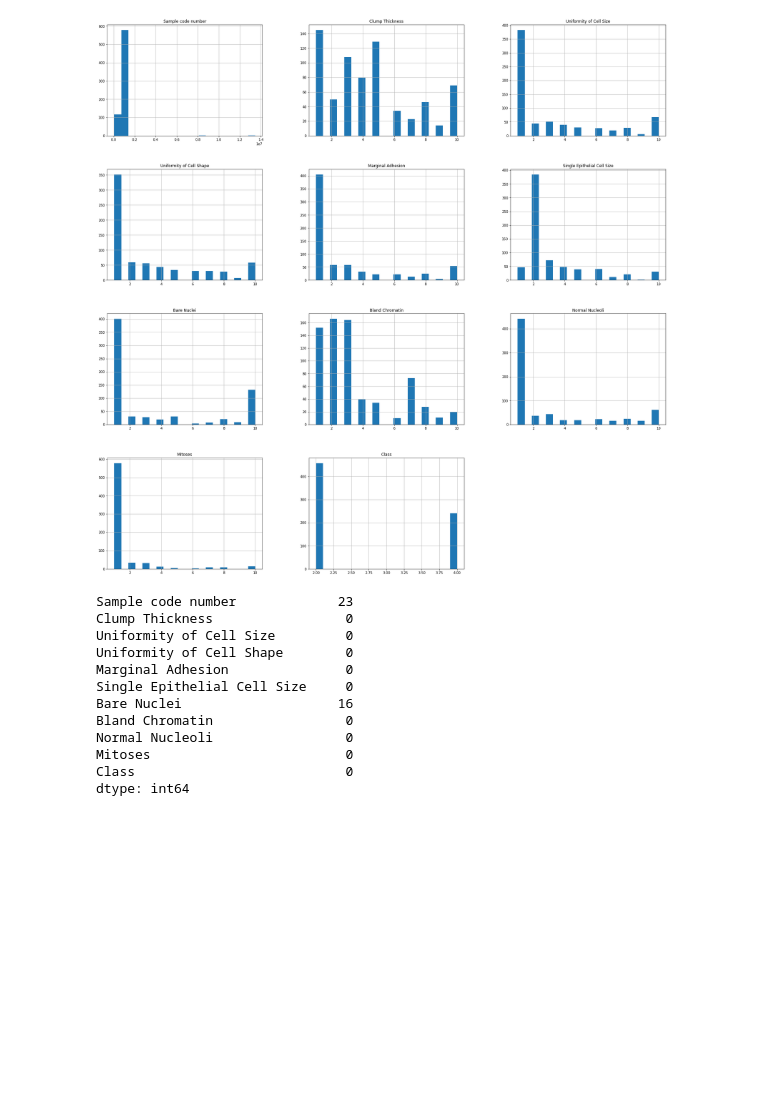
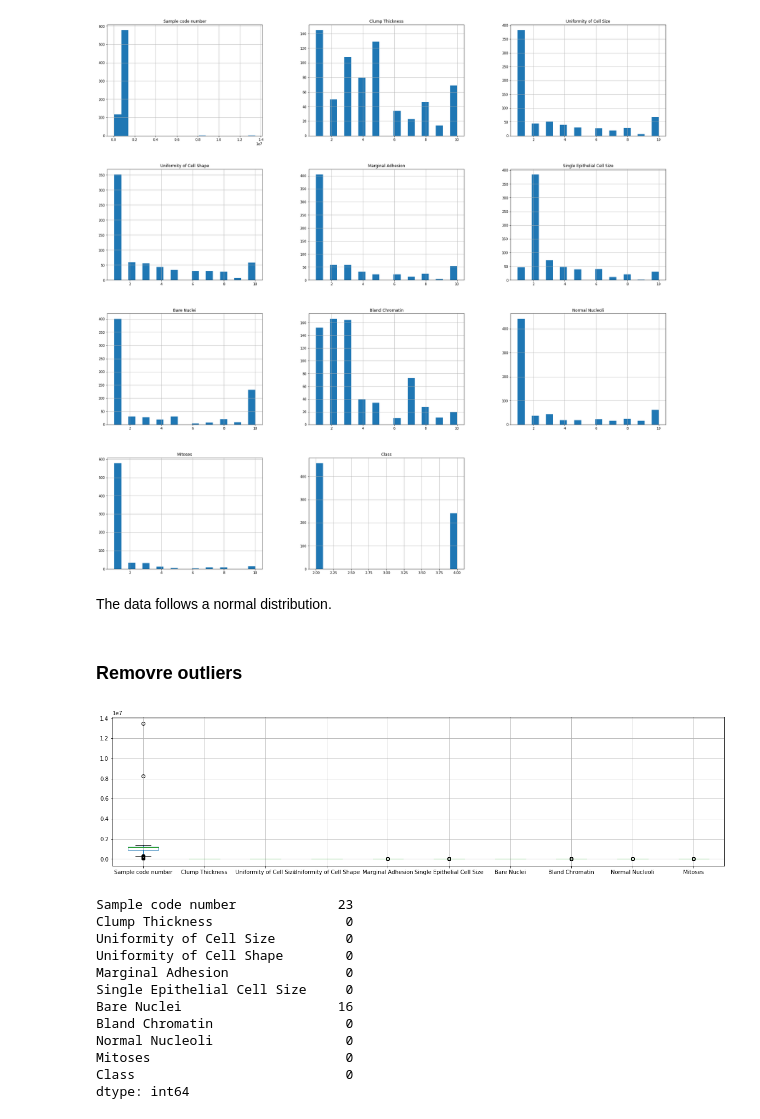
Before and after one commit to Azymir/Breast_Cancer_Wisconsin, a Jupyter notebook: Breast Cancer Wisconsin Notebook.ipynb, the cells around one changed output. Saved outputs shown, nothing was run; the diff lists cells and outputs as text; code cells hidden in the pictures; blank space fills up the shorter version.

```diff
--- a/Breast Cancer Wisconsin Notebook.ipynb
+++ b/Breast Cancer Wisconsin Notebook.ipynb
@@ -239,6 +228,16 @@ plt.show()
 df.hist(bins=20, figsize=(30,30));
 # %% [output]
 [figure]
+# %% [markdown]
+The data follows a normal distribution.
+# %% [markdown]
+### Removre outliers
+# %%
+plt.figure(figsize=(20,5))
+df.iloc[:,0:-1].boxplot()
+plt.show()
+# %% [output]
+[figure, added]
 # %%
 for x in ['Sample code number']:
     q75,q25 = np.percentile(df.loc[:,x],[75,25])
```
Also changed, not shown: parts of 28 cells of this notebook.
